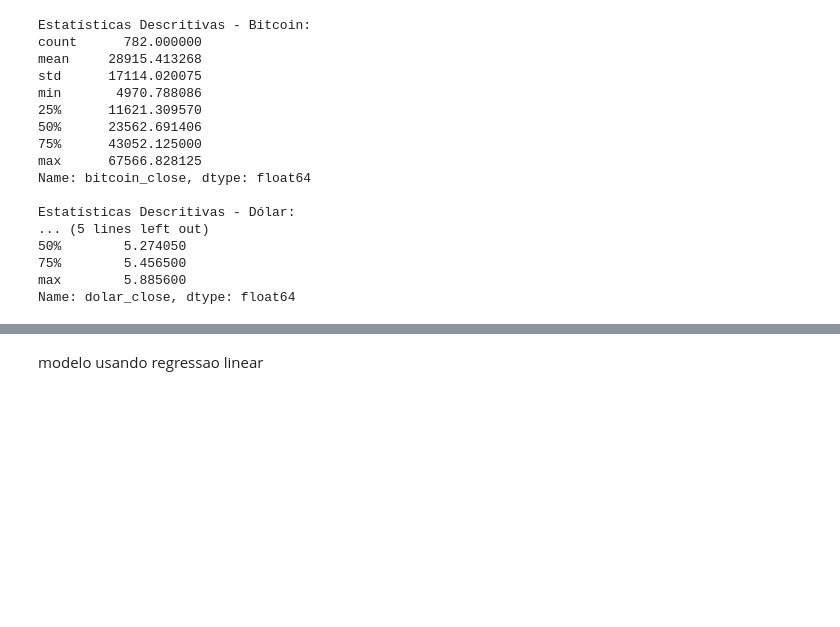
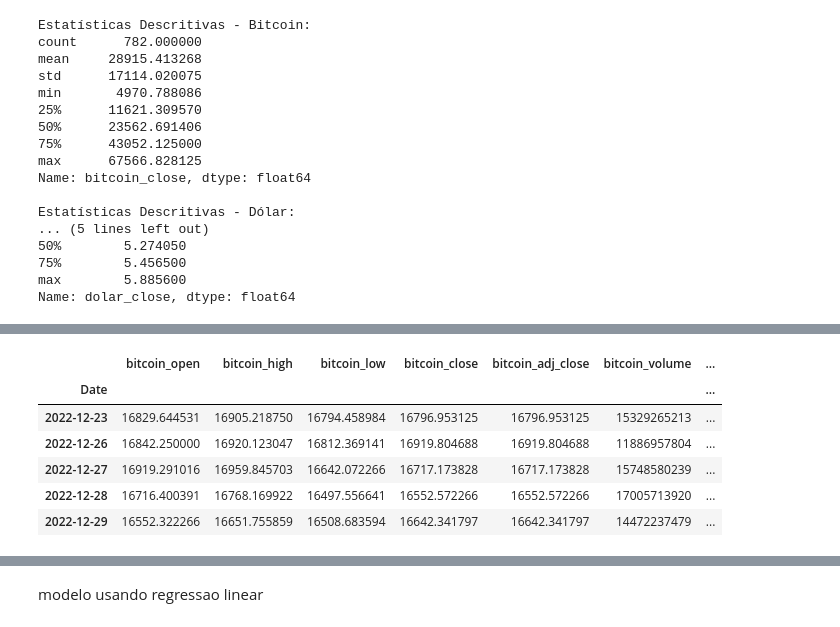
Before and after one commit to Jadeilson08/tcc-data-science, a Jupyter notebook: tcc.ipynb, the cells around one changed output, grey strips where cells are left out. Drawn from its saved outputs; the diff is of its cells as text; code cells hidden in the pictures; blank space fills up the shorter version.

```diff
--- a/tcc.ipynb
+++ b/tcc.ipynb
@@ -424,3 +424,13 @@ dtype: bool
+# %%
+df_bitcoin_dolar.tail()
+# %% [output]
+|  | bitcoin_open | bitcoin_high | bitcoin_low | bitcoin_close | bitcoin_adj_close | bitcoin_volume | ... |
+| Date |  |  |  |  |  |  | ... |
+| 2022-12-23 | 16829.644531 | 16905.218750 | 16794.458984 | 16796.953125 | 16796.953125 | 15329265213 | ... |
+| 2022-12-26 | 16842.250000 | 16920.123047 | 16812.369141 | 16919.804688 | 16919.804688 | 11886957804 | ... |
+| 2022-12-27 | 16919.291016 | 16959.845703 | 16642.072266 | 16717.173828 | 16717.173828 | 15748580239 | ... |
+| 2022-12-28 | 16716.400391 | 16768.169922 | 16497.556641 | 16552.572266 | 16552.572266 | 17005713920 | ... |
+| 2022-12-29 | 16552.322266 | 16651.755859 | 16508.683594 | 16642.341797 | 16642.341797 | 14472237479 | ... |
 # %%
 #como tem valor nan, vou tratar usando a interpolacao
 #repetindo o primeiro valor valido para as linhas com nan
```
Also changed, not shown: parts of 13 cells of this notebook.
